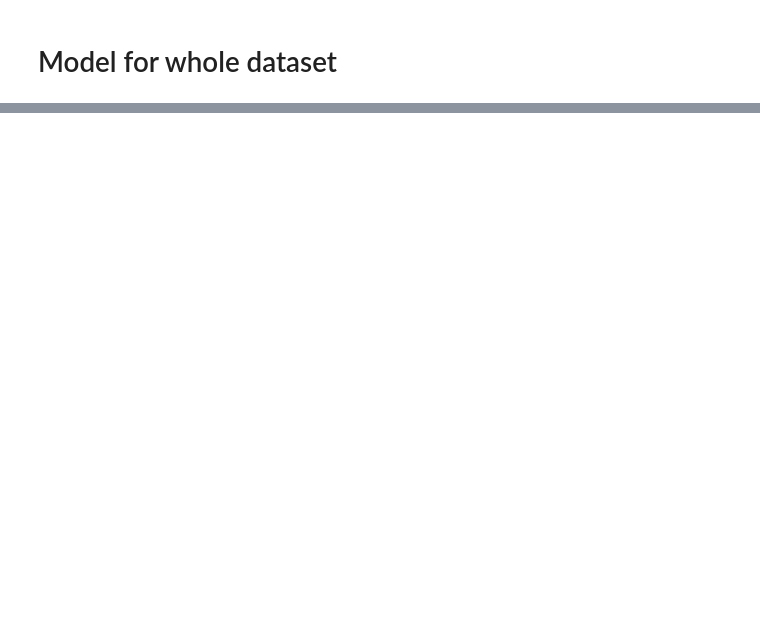
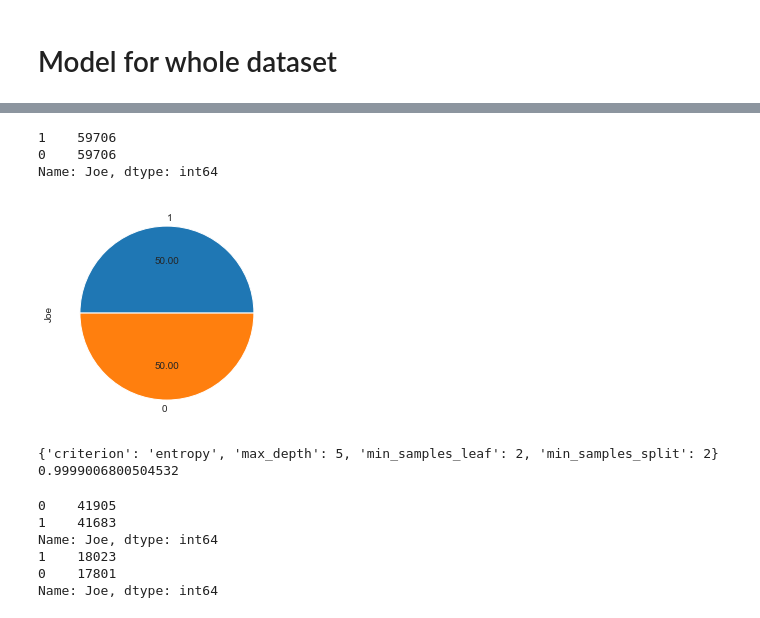
Before and after one commit to klaszewski/Catch_joe, a Jupyter notebook: Notebook.ipynb, the cells around one changed output, grey strips where cells are left out. Drawn from its saved outputs; the diff is of its cells as text; code cells hidden in the pictures; blank space fills up the shorter version.

```diff
--- a/Notebook.ipynb
+++ b/Notebook.ipynb
@@ -628,0 +648,6 @@ TypeError: 'int' object is not subscriptable
+# %%
+from sklearn.preprocessing import OrdinalEncoder
+
+enc = OrdinalEncoder()
+
+X.iloc[:, :5] = enc.fit_transform(X.iloc[:, :5])
@@ -628,0 +685,13 @@ TypeError: 'int' object is not subscriptable
+# %%
+from imblearn.over_sampling import SMOTE
+smote = SMOTE()
+X_resampled, y_resampled = smote.fit_resample(X,y)
+# %%
+y_resampled.value_counts().plot.pie(autopct= '%.2f')
+print(y_resampled.value_counts())
+plt.show()
+# %% [output]
+1    59706
+0    59706
+Name: Joe, dtype: int64
+[figure, added]
@@ -628,0 +715,16 @@ TypeError: 'int' object is not subscriptable
+# %%
+print(grid.best_params_)
+print(grid.best_score_)
+# %% [output]
+{'criterion': 'entropy', 'max_depth': 5, 'min_samples_leaf': 2, 'min_samples_split': 2}
+0.9999006800504532
+# %%
+print(y_train.value_counts())
+print(y_test.value_counts())
+# %% [output]
+0    41905
+1    41683
+Name: Joe, dtype: int64
+1    18023
+0    17801
+Name: Joe, dtype: int64
```
Also changed, not shown: parts of 31 cells of this notebook.
